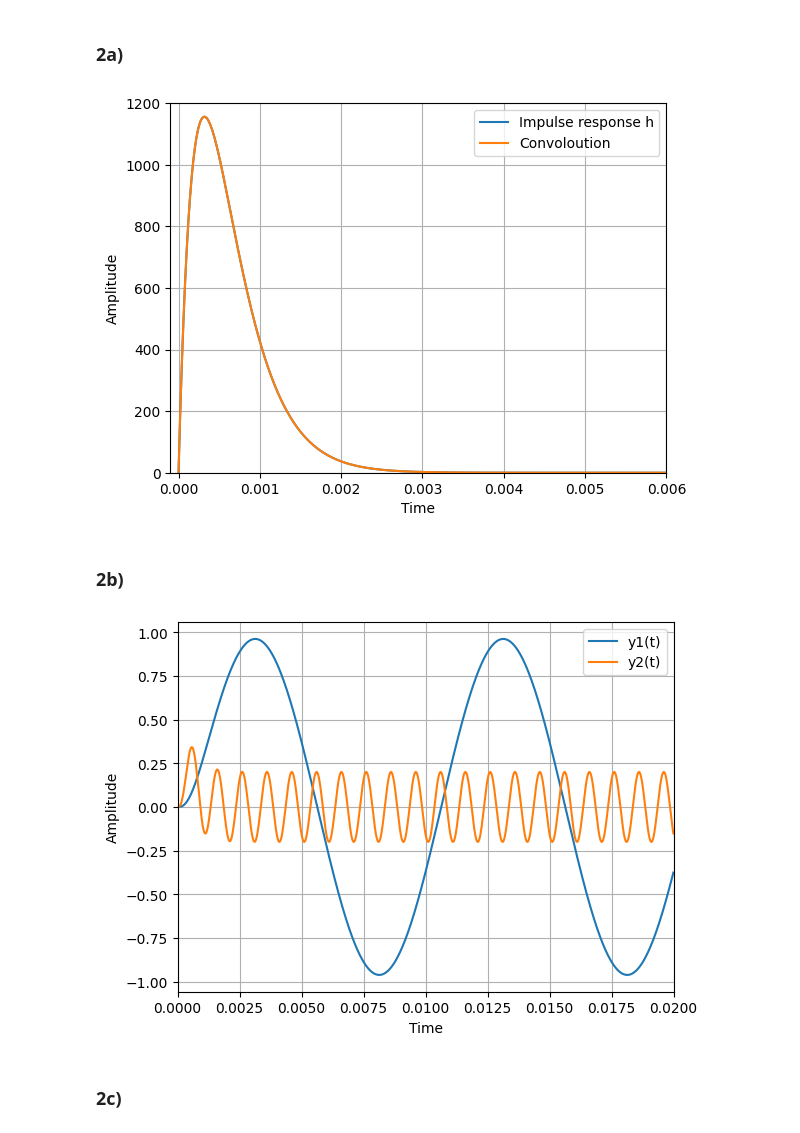
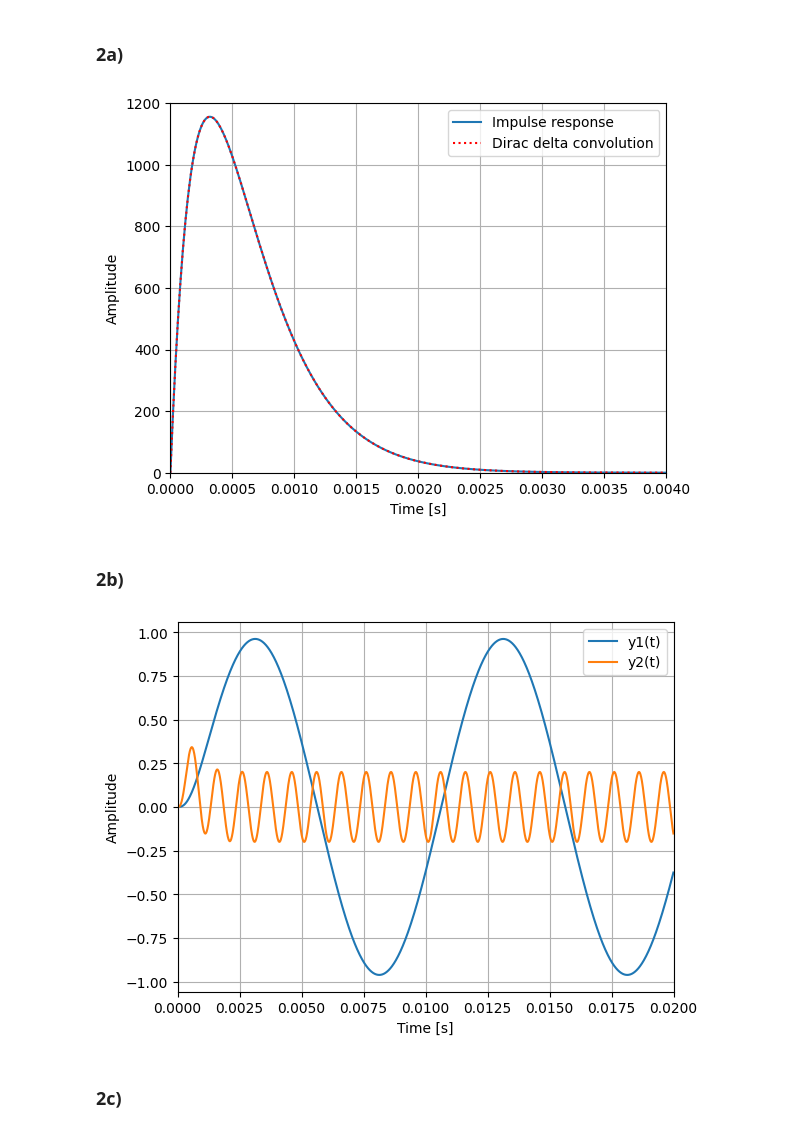
Before and after one commit to OliverHansson/Sigtrans_assignments, a Jupyter notebook: Assignment1/Assignment 1.ipynb, the cells around one changed output. Drawn from its saved outputs; the diff is of its cells as text; code cells hidden in the pictures.

```diff
--- a/Assignment1/Assignment 1.ipynb
+++ b/Assignment1/Assignment 1.ipynb
@@ -87,38 +87,38 @@ plt.show()                 # Show the plot
 # %%
 alpha = 1000*np.pi
 t2_start = 0
 t2_stop = 0.02
 t2_increment = 0.00001
 
 t2 = np.arange(t2_start, t2_stop, t2_increment )
 u = 1
 
 h = alpha**2 * t2 * np.exp(-alpha * t2) * u
 
 
 d = np.zeros(t2.shape)
 d[0] = 1 / t2_increment
 
 # Perform the convolution
 y = t2_increment * signal.convolve(d, h, method='direct')
 
 y = y[0:d.shape[0]]
 
 fig2, ax = plt.subplots()
 
 # Plot the curve with x-values 't' and y-values 'x' into the figure 'ax' with the legend entry 'My Signal'
 ax.plot(t2, h, label='Impulse response')
-ax.plot(t2, y, label='Dirac delta convoloution')
+ax.plot(t2, y, label='Dirac delta convolution', linestyle = "dotted", color = "red")
 
-ax.set_xlabel('Time')  # Add x-axis label
+ax.set_xlabel('Time [s]')  # Add x-axis label
 ax.set_ylabel('Amplitude') # Add y-axis label
-ax.set_xlim(-0.0001, 0.006)       # Set x-axis limits 0-10 ms
-ax.set_ylim(0, 1200)     # Set y-axis limits
+ax.set_xlim(0, 0.004)      # Set x-axis limits 0-10 ms
+ax.set_ylim(0, 1200)       # Set y-axis limits
 ax.grid(True)              # Turn on the grid
 ax.legend(loc='upper right') # Add legend
 plt.show()                 # Show the plot
 # %% [output]
-[figure, old version]
+[figure, new version]
 # %% [markdown]
 ### 2b)
 # %%
@@ -146,14 +146,14 @@ fig3, ax = plt.subplots()
 ax.plot(t2, y1, label='y1(t)')
 ax.plot(t2, y2, label='y2(t)')
 
-ax.set_xlabel('Time')  # Add x-axis label
+ax.set_xlabel('Time [s]')  # Add x-axis label
 ax.set_ylabel('Amplitude') # Add y-axis label
 ax.set_xlim(0, 0.02)       # Set x-axis limits 0-20 ms
 ax.grid(True)              # Turn on the grid
 ax.legend(loc='upper right') # Add legend
 plt.show()                 # Show the plot
 # %% [output]
-[figure, old version]
+[figure, new version]
 # %% [markdown]
 ### 2c)
 # %%
```
Also changed, not shown: parts of 2 cells of this notebook, 10 other files.
